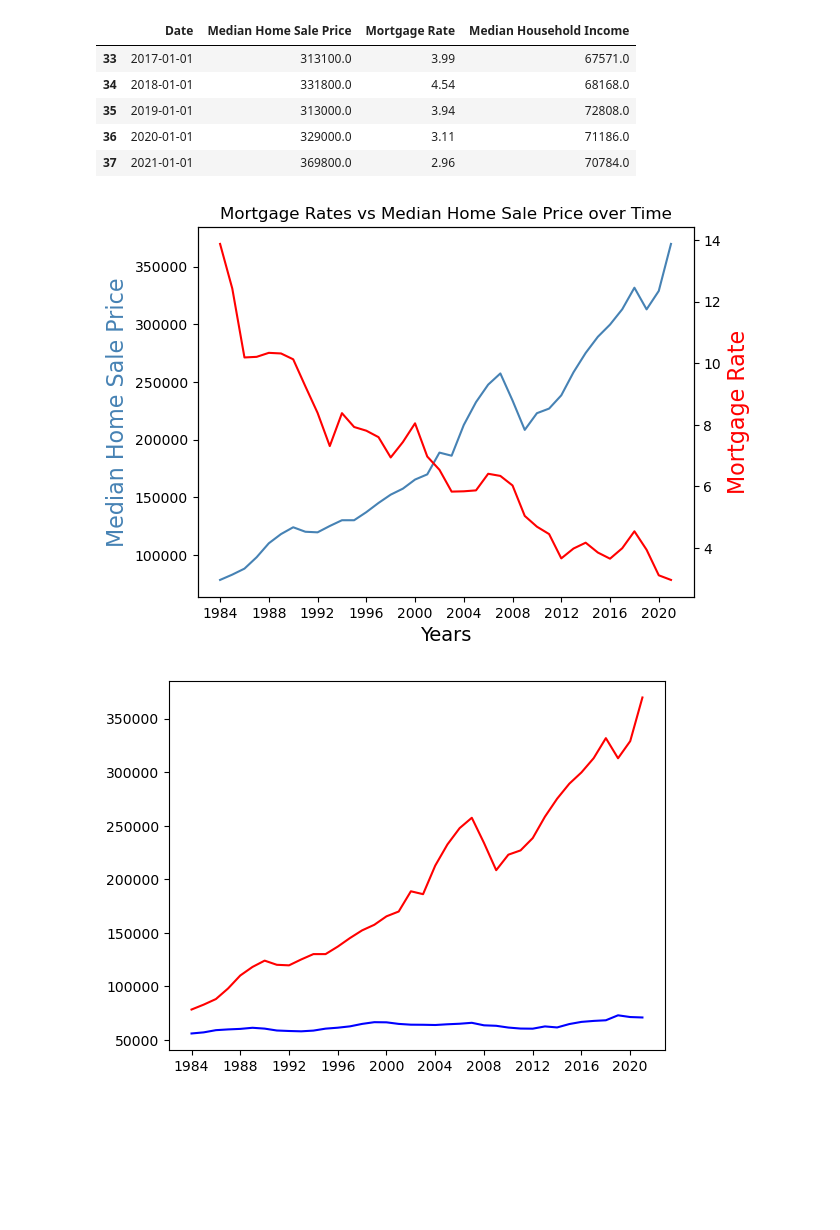
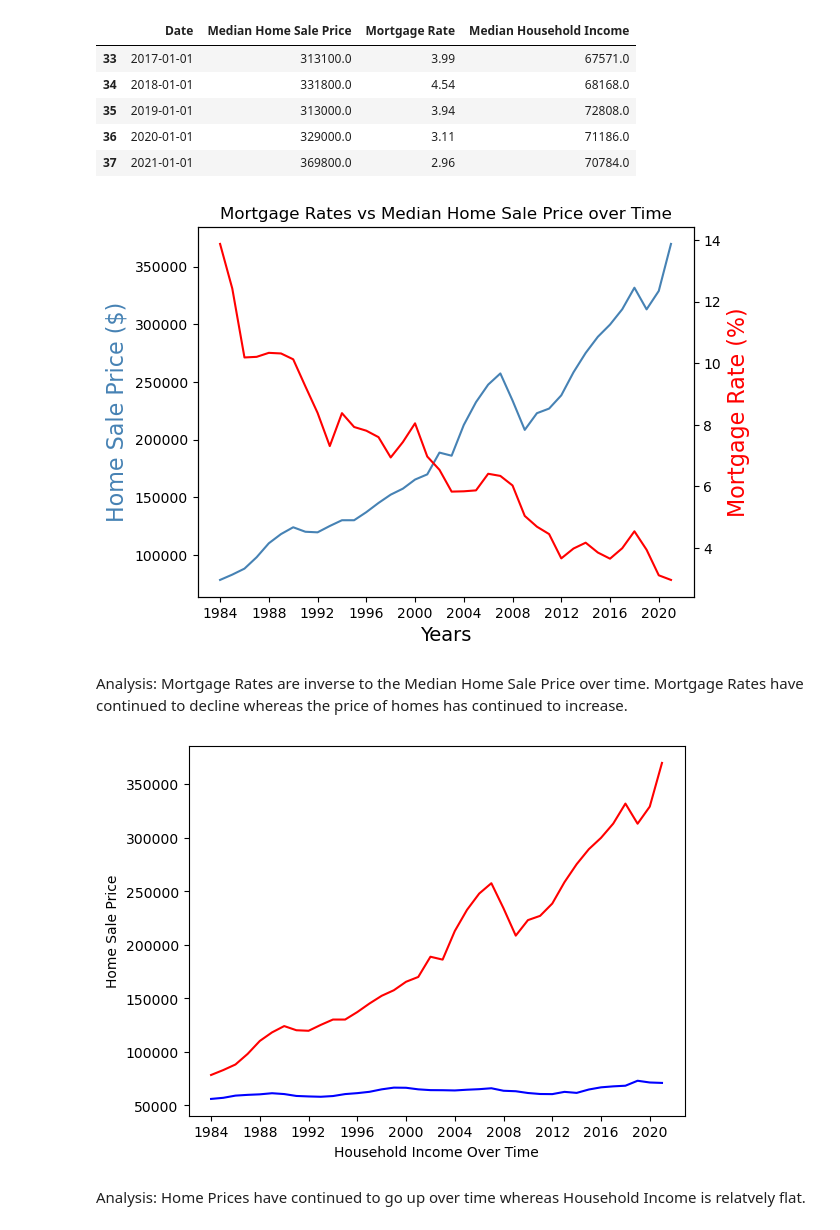
Before and after one commit to dthomas0424/Project1Team6, a Jupyter notebook: combine_as.ipynb, the cells around one changed output. Cells and saved outputs as stored; diff of their text form; code cells hidden in the pictures; blank space fills up the shorter version.

```diff
--- a/combine_as.ipynb
+++ b/combine_as.ipynb
@@ -69,7 +61,6 @@ home_price = merge_data["Median Home Sale Price"]
 income_data = merge_data["Median Household Income"]
 mortgage_data = merge_data["Mortgage Rate"]
 # %%
-
 
 #define colors to use
 col1 = 'steelblue'
@@ -85,7 +76,7 @@ ax.plot(time, home_price, color=col1)
 ax.set_xlabel('Years', fontsize=14)
 
 #add y-axis label
-ax.set_ylabel('Median Home Sale Price', color=col1, fontsize=16)
+ax.set_ylabel('Home Sale Price ($)', color=col1, fontsize=16)
 
 #define second y-axis that shares x-axis with current plot
 ax2 = ax.twinx()
@@ -94,8 +85,9 @@ ax2 = ax.twinx()
 ax2.plot(time, mortgage_data, color=col2)
 
 #add second y-axis label
-ax2.set_ylabel('Mortgage Rate', color=col2, fontsize=16)
+ax2.set_ylabel('Mortgage Rate (%)', color=col2, fontsize=16)
 plt.title('Mortgage Rates vs Median Home Sale Price over Time')
+plt.savefig("Images/Mortgage Rate($).png")
 plt.show()
 # %% [output]
-[figure, old version]
+[figure, new version]
@@ -104,6 +94,11 @@ plt.show()
+# %% [markdown]
+Analysis: Mortgage Rates are inverse to the Median Home Sale Price over time.  Mortgage Rates have continued to decline whereas the price of homes has continued to increase.
 # %%
 homes, = plt.plot(time, home_price, color="red", label="Median Home Sales Price")
 income, = plt.plot(time, income_data, color="blue", label="Median Household Income")
+plt.xlabel('Household Income Over Time')
+plt.ylabel('Home Sale Price')
+plt.savefig("Images/Household Income($).png")
 plt.show()
 # %% [output]
-[figure, old version]
+[figure, new version]
@@ -115,0 +105,2 @@ plt.show()
+# %% [markdown]
+Analysis: Home Prices have continued to go up over time whereas Household Income is relatvely flat.
```
Also changed, not shown: parts of 3 cells of this notebook.
